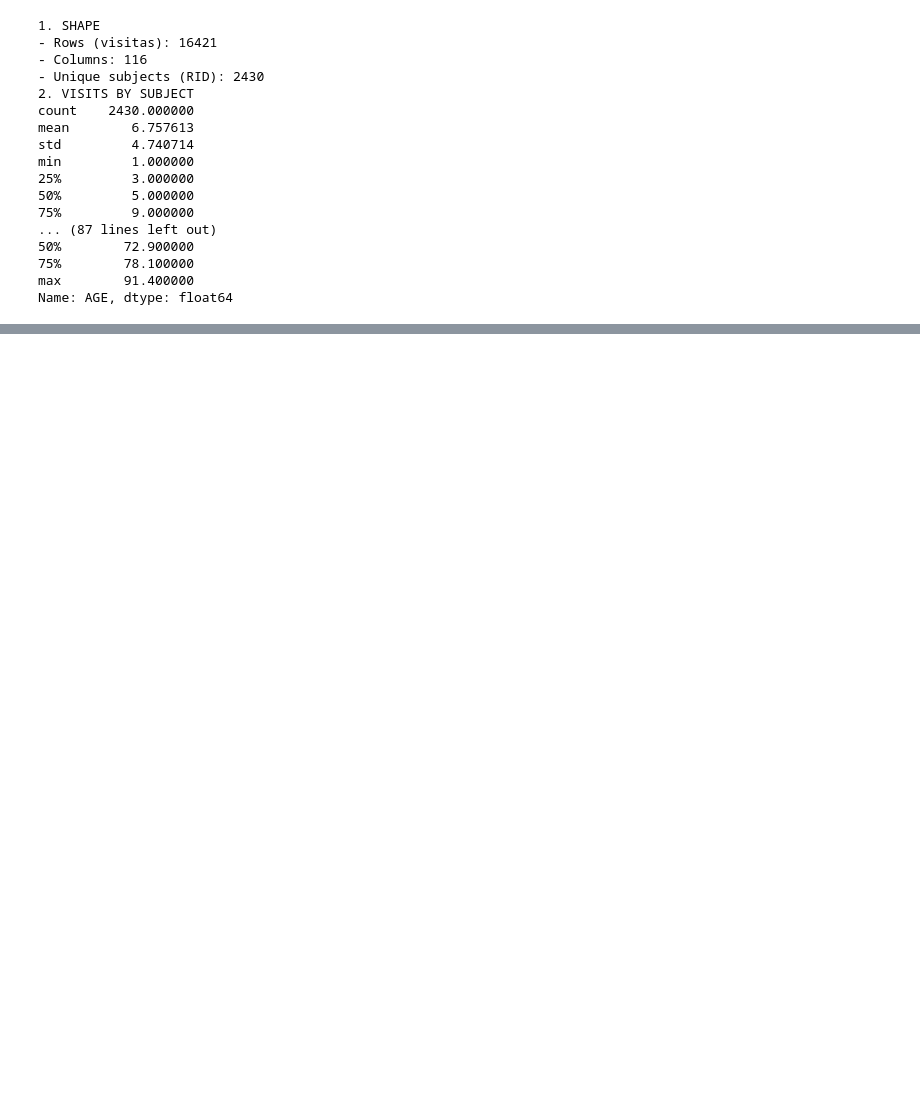
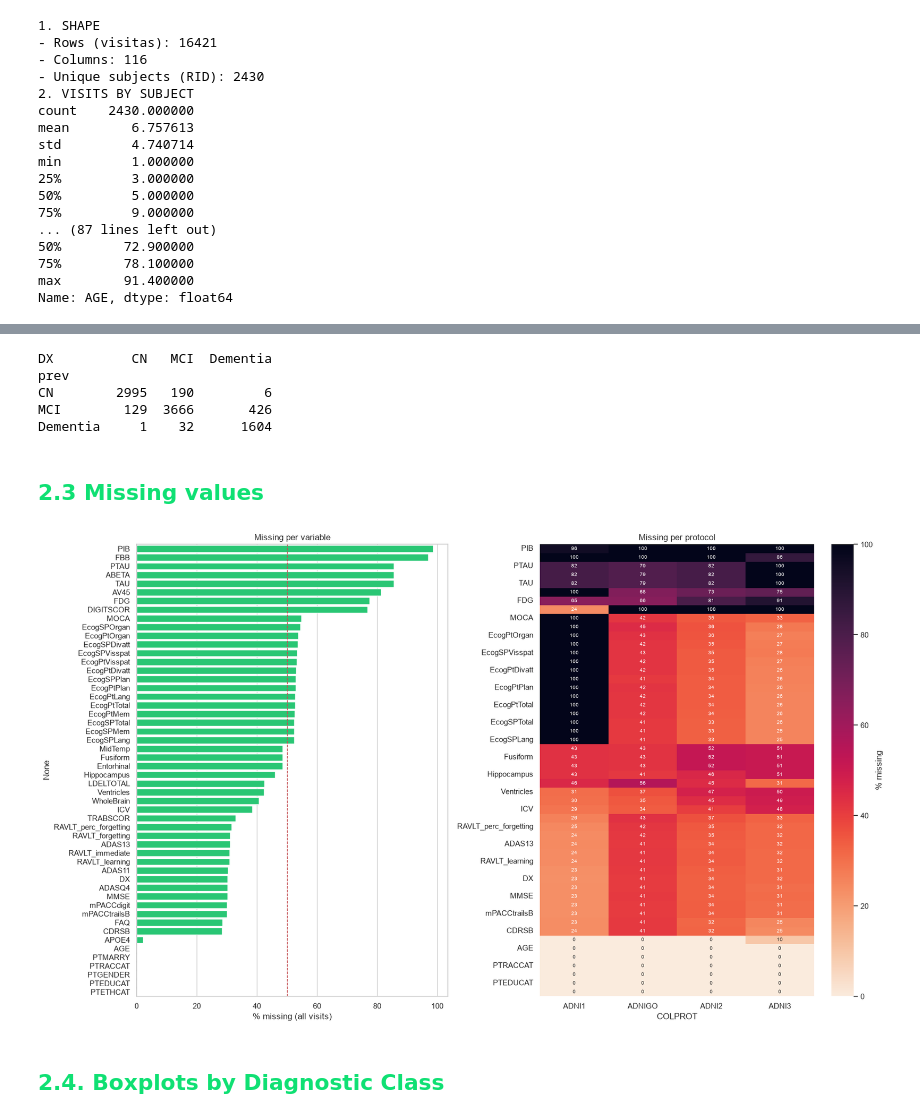
Before and after one commit to mariafranciscag/ADNI-MERGE, a Jupyter notebook: main_notebook.ipynb, the cells around one changed output, grey strips where cells are left out. Drawn from its saved outputs; the diff is of its cells as text; code cells hidden in the pictures; blank space fills up the shorter version.

```diff
--- a/main_notebook.ipynb
+++ b/main_notebook.ipynb
@@ -138,0 +311,3 @@ Of 116 columns, 28 (24%) exceed 50% missing; 18 are fully complete. This isn't u
+# %%
+adni_data = reduce_memory_usage(adni_data)
+adni_data.info(memory_usage="deep")
@@ -138,0 +412,9 @@ Of 116 columns, 28 (24%) exceed 50% missing; 18 are fully complete. This isn't u
+# %%
+# style set-up
+sns.set_theme(style="whitegrid", context="notebook")
+ORDER = ["CN", "MCI", "Dementia"]
+PAL = {"CN": "#0fe073", "MCI": "#c6c6cf", "Dementia": "#000000"}
+# Cores para categorias de variáveis (APOE4, sexo, raça...), nos mesmos tons
+CAT_COLORS = ["#0fe073", "#c6c6cf", "#000000", "#6b6b73", "#86f2b8", "#3a3a40", "#e3e3e8", "#079b4d"]
+# Mapa divergente para correlações: -1 preto, 0 cinzento, +1 verde
+CORR_CMAP = LinearSegmentedColormap.from_list("adni_div", ["#000000", "#c6c6cf", "#0fe073"])
@@ -138,0 +530,41 @@ Of 116 columns, 28 (24%) exceed 50% missing; 18 are fully complete. This isn't u
+# %%
+# DX transitions between consecutive visits
+dd = df_dx.copy()
+dd["prev"] = dd.groupby("RID")["DX"].shift()
+print(pd.crosstab(dd["prev"], dd["DX"]).reindex(index=ORDER, columns=ORDER))
+# %% [output]
+DX          CN   MCI  Dementia
+prev
+CN        2995   190         6
+MCI        129  3666       426
+Dementia     1    32      1604
+# %% [markdown]
+<a id="section-2-3"></a>
+
+## <font color='#0fe073'> 2.3 Missing values </font>
+# %%
+skip = {"update_stamp", "RID", "COLPROT", "ORIGPROT", "PTID", "SITE", "VISCODE", "EXAMDATE", "Month", "M",
+        "Years_bl", "IMAGEUID", "FSVERSION", "FLDSTRENG", "EXAMDATE_bl", "LDELTOTAL_BL", "DX_bl"}
+cols = [c for c in adni_data.columns
+        if not c.endswith(("_bl", "_censored")) and c not in skip]
+# %%
+miss = adni_data[cols].isna().mean().sort_values(ascending=False) * 100
+fig, ax = plt.subplots(1, 2, figsize=(17, 10), gridspec_kw={"width_ratios": [1, 1.1]})
+sns.barplot(x=miss.values, y=miss.index, ax=ax[0], color="#0fe073")
+ax[0].axvline(50, color="r", ls="--", lw=1)
+ax[0].set_xlabel("% missing (all visits)"); ax[0].set_title("Missing per variable")
+
+heat_map = adni_data.groupby("COLPROT")[cols].apply(lambda g: g.isna().mean() * 100).T
+heat_map = heat_map[["ADNI1", "ADNIGO", "ADNI2", "ADNI3"]].loc[miss.index]
+sns.heatmap(heat_map, ax=ax[1], cmap="rocket_r", annot=True, fmt=".0f", annot_kws={"size": 7},
+            cbar_kws={"label": "% missing"}, vmin=0, vmax=100)
+ax[1].set_title("Missing per protocol"); ax[1].set_ylabel("")
+plt.tight_layout()
+save_fig("02_missing_values")
+plt.show()
+# %% [output]
+[figure, added]
+# %% [markdown]
+<a id="section-2-4"></a>
+
+## <font color='#0fe073'> 2.4. Boxplots by Diagnostic Class </font>
```
Also changed, not shown: parts of 52 cells of this notebook.
